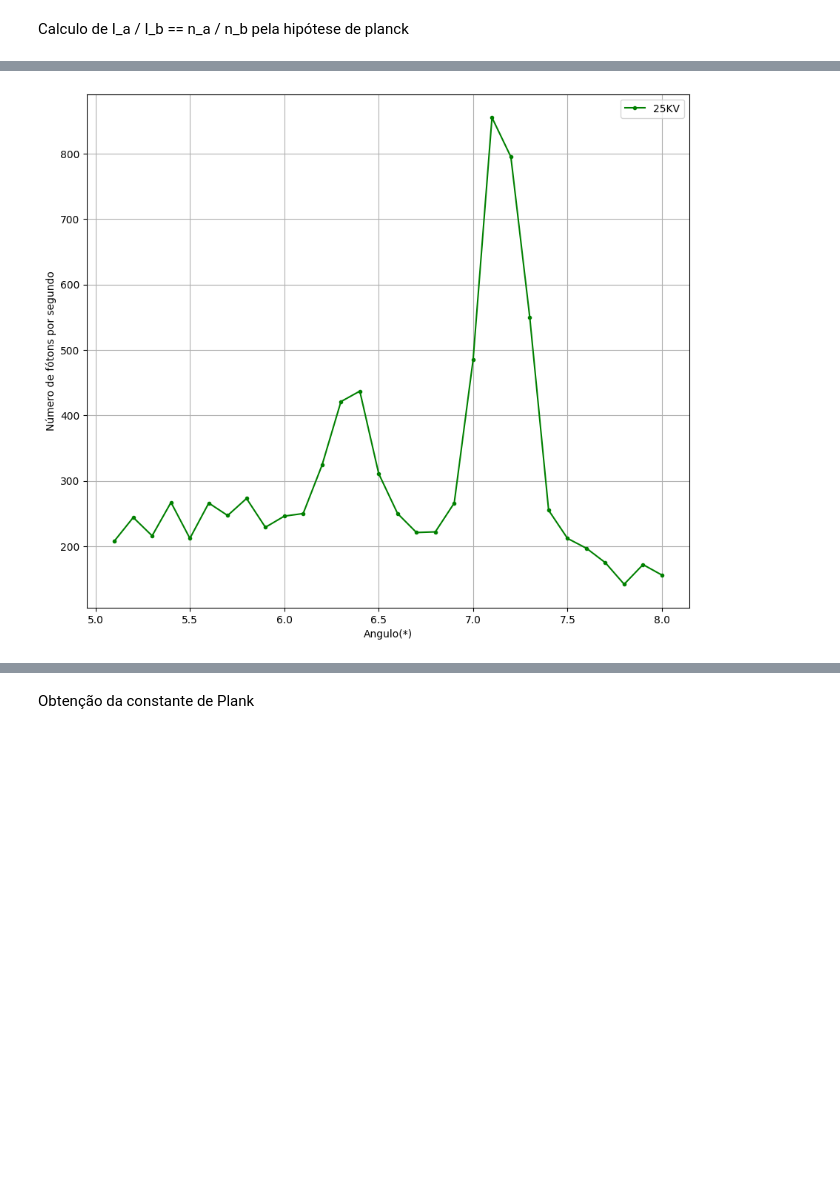
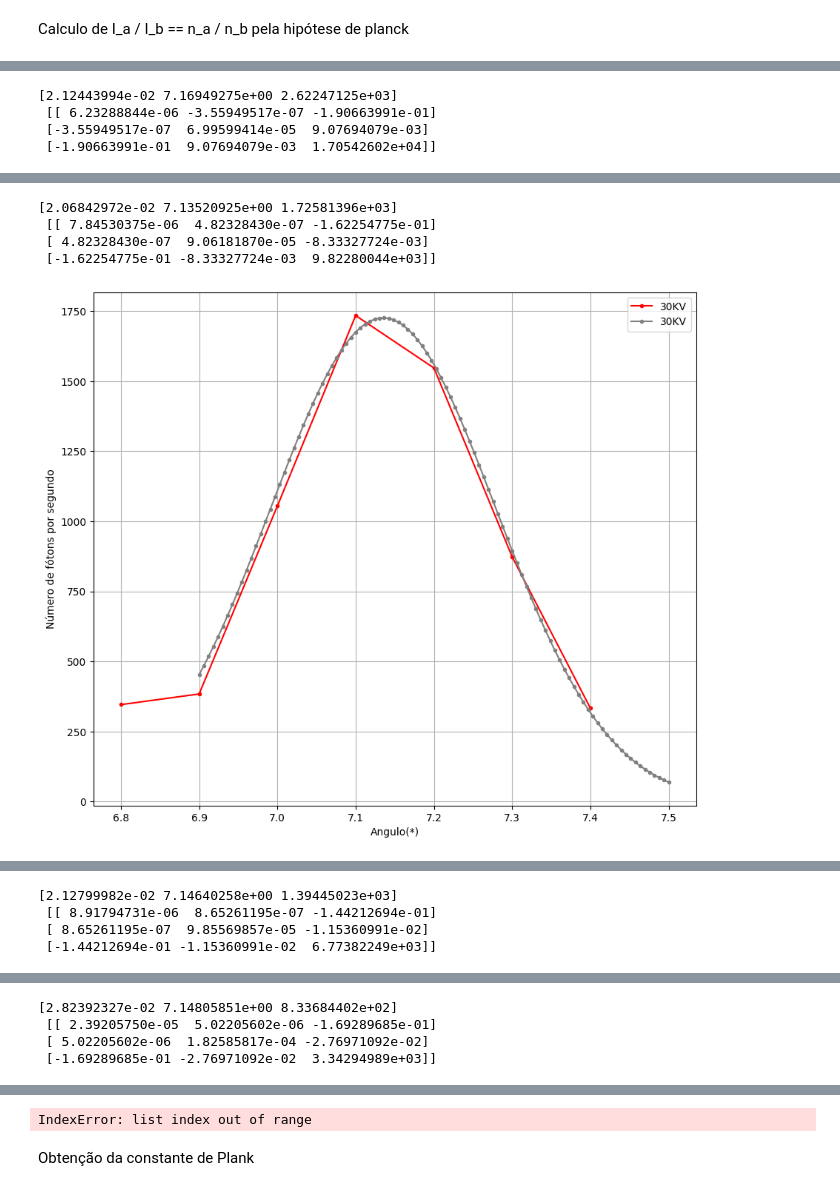
Before and after one commit to DanielDCSS/LabGlither, a Jupyter notebook: OpenLabEX2.ipynb, the cells around one changed output, grey strips where cells are left out. Saved outputs shown, nothing was run; the diff lists cells and outputs as text; code cells hidden in the pictures; blank space fills up the shorter version.

```diff
--- a/OpenLabEX2.ipynb
+++ b/OpenLabEX2.ipynb
@@ -51,6 +52,9 @@ grafs = ['B', 'C', 'D', 'E', 'F']
 def raz(cor, voltagem, graf):
     selecANG =[]
     selecNF = []
+    def gauss(x, a, b, N):
+        return N*np.exp((-(x-b)**2/(2*a)))
+
     for i in range(0, 275):
         if df['A'][i] >= 5.01  and df['A'][i] <= 8 :
             selecANG.append(df['A'][i])
@@ -64,8 +68,45 @@ def raz(cor, voltagem, graf):
     plt.legend()
     plt.show()
 
+    #calculo dos I_alfa e I_beta
+    ListaOrdenadasPicos = []
+    ListaAbsPicos = []
+    Npico = 0
+    for i in range(len(selecNF)):
+        if selecNF[i]==max(selecNF):
+            Npico = i
+    for i in range(7):
+        ListaOrdenadasPicos = ListaOrdenadasPicos + [selecNF[Npico-3+i]]
+        ListaAbsPicos = ListaAbsPicos + [selecANG[Npico-3+i]]
+
+    poptP, pcovP = curve_fit(gauss, ListaAbsPicos, ListaOrdenadasPicos, bounds=([0, 7, 700], [1, 7.5, 3000])) #a, b, N
+
+    print(poptP, '\n', pcovP)
+
+    rgBL = np.linspace(6.9, 7.5, num = 100)
+
+    plt.figure(figsize=(10.5, 9))
+    plt.plot(ListaAbsPicos, ListaOrdenadasPicos, label=voltagem, marker='.', color=cor )
+    plt.plot(rgBL, gauss(rgBL, *poptP), label=voltagem, marker='.', color='gray' )
+    plt.xlabel('Angulo(*)')
+    plt.ylabel('Número de fótons por segundo')
+    plt.grid()
+    plt.legend()
+    plt.show()
+
+    # Ajuste primitivo
+
+
+
+
 
 for j in range(0, 5):
-    raz(cor =cores[j], voltagem= voltagens[j], graf= grafs[j])
+    raz(cor=cores[j], voltagem=voltagens[j], graf=grafs[j])
+
+''
 # %% [output]
 [figure]
+[2.12443994e-02 7.16949275e+00 2.62247125e+03]
+ [[ 6.23288844e-06 -3.55949517e-07 -1.90663991e-01]
+ [-3.55949517e-07  6.99599414e-05  9.07694079e-03]
+ [-1.90663991e-01  9.07694079e-03  1.70542602e+04]]
@@ -74 +115,5 @@ for j in range(0, 5):
+[2.06842972e-02 7.13520925e+00 1.72581396e+03]
+ [[ 7.84530375e-06  4.82328430e-07 -1.62254775e-01]
+ [ 4.82328430e-07  9.06181870e-05 -8.33327724e-03]
+ [-1.62254775e-01 -8.33327724e-03  9.82280044e+03]]
-[figure, old version]
+[figure, new version]
@@ -75,0 +121,4 @@ for j in range(0, 5):
+[2.12799982e-02 7.14640258e+00 1.39445023e+03]
+ [[ 8.91794731e-06  8.65261195e-07 -1.44212694e-01]
+ [ 8.65261195e-07  9.85569857e-05 -1.15360991e-02]
+ [-1.44212694e-01 -1.15360991e-02  6.77382249e+03]]
@@ -75,0 +127,4 @@ for j in range(0, 5):
+[2.82392327e-02 7.14805851e+00 8.33684402e+02]
+ [[ 2.39205750e-05  5.02205602e-06 -1.69289685e-01]
+ [ 5.02205602e-06  1.82585817e-04 -2.76971092e-02]
+ [-1.69289685e-01 -2.76971092e-02  3.34294989e+03]]
@@ -76,3 +133,4 @@ for j in range(0, 5):
+IndexError: list index out of range
 # %% [markdown]
 Obtenção da constante de Plank
 # %%
```
Also changed, not shown: parts of 3 cells of this notebook.
